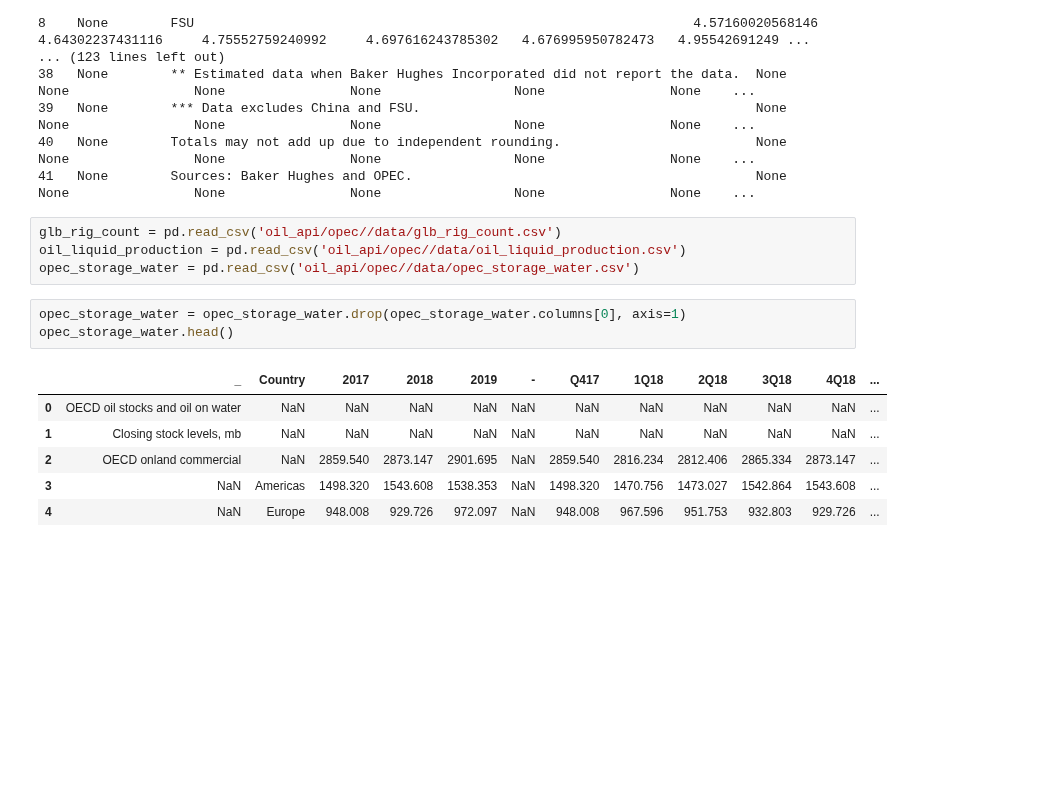
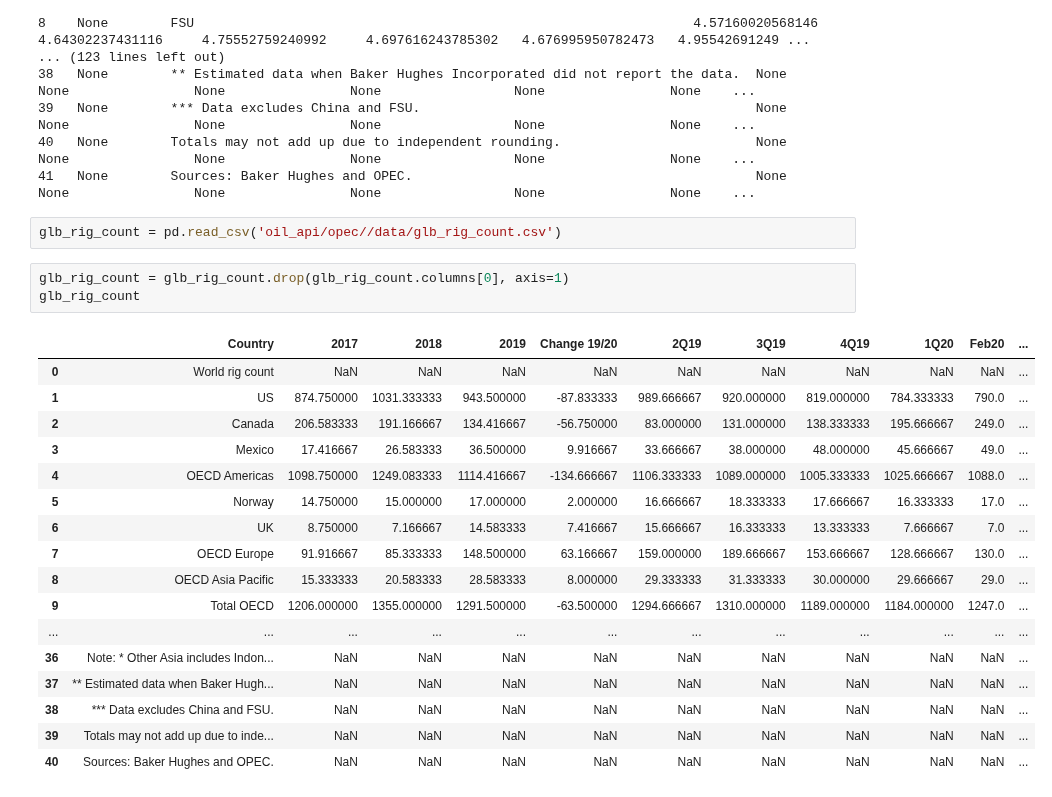
Before and after one commit to gustavhempel/ETL-Pipeline, a Jupyter notebook: Opec_Data_query_global_rig_count.ipynb, the cells around one changed output. Saved outputs shown, nothing was run; the diff lists cells and outputs as text; blank space fills up the shorter version.

```diff
--- a/Opec_Data_query_global_rig_count.ipynb
+++ b/Opec_Data_query_global_rig_count.ipynb
@@ -27,15 +27,24 @@ opec_supply_demand:
 41   None        Sources: Baker Hughes and OPEC.                                            None                None                None                None                 None                None    ...
 # %%
 glb_rig_count = pd.read_csv('oil_api/opec//data/glb_rig_count.csv')
-oil_liquid_production = pd.read_csv('oil_api/opec//data/oil_liquid_production.csv')
-opec_storage_water = pd.read_csv('oil_api/opec//data/opec_storage_water.csv')
 # %%
-opec_storage_water = opec_storage_water.drop(opec_storage_water.columns[0], axis=1)
-opec_storage_water.head()
+glb_rig_count = glb_rig_count.drop(glb_rig_count.columns[0], axis=1)
+glb_rig_count
 # %% [output]
-|  | _ | Country | 2017 | 2018 | 2019 | - | Q417 | 1Q18 | 2Q18 | 3Q18 | 4Q18 | ... |
-| 0 | OECD oil stocks and oil on water | NaN | NaN | NaN | NaN | NaN | NaN | NaN | NaN | NaN | NaN | ... |
-| 1 | Closing stock levels, mb | NaN | NaN | NaN | NaN | NaN | NaN | NaN | NaN | NaN | NaN | ... |
-| 2 | OECD onland commercial | NaN | 2859.540 | 2873.147 | 2901.695 | NaN | 2859.540 | 2816.234 | 2812.406 | 2865.334 | 2873.147 | ... |
-| 3 | NaN | Americas | 1498.320 | 1543.608 | 1538.353 | NaN | 1498.320 | 1470.756 | 1473.027 | 1542.864 | 1543.608 | ... |
-| 4 | NaN | Europe | 948.008 | 929.726 | 972.097 | NaN | 948.008 | 967.596 | 951.753 | 932.803 | 929.726 | ... |
+|  | Country | 2017 | 2018 | 2019 | Change 19/20 | 2Q19 | 3Q19 | 4Q19 | 1Q20 | Feb20 | ... |
+| 0 | World rig count | NaN | NaN | NaN | NaN | NaN | NaN | NaN | NaN | NaN | ... |
+| 1 | US | 874.750000 | 1031.333333 | 943.500000 | -87.833333 | 989.666667 | 920.000000 | 819.000000 | 784.333333 | 790.0 | ... |
+| 2 | Canada | 206.583333 | 191.166667 | 134.416667 | -56.750000 | 83.000000 | 131.000000 | 138.333333 | 195.666667 | 249.0 | ... |
+| 3 | Mexico | 17.416667 | 26.583333 | 36.500000 | 9.916667 | 33.666667 | 38.000000 | 48.000000 | 45.666667 | 49.0 | ... |
+| 4 | OECD Americas | 1098.750000 | 1249.083333 | 1114.416667 | -134.666667 | 1106.333333 | 1089.000000 | 1005.333333 | 1025.666667 | 1088.0 | ... |
+| 5 | Norway | 14.750000 | 15.000000 | 17.000000 | 2.000000 | 16.666667 | 18.333333 | 17.666667 | 16.333333 | 17.0 | ... |
+| 6 | UK | 8.750000 | 7.166667 | 14.583333 | 7.416667 | 15.666667 | 16.333333 | 13.333333 | 7.666667 | 7.0 | ... |
+| 7 | OECD Europe | 91.916667 | 85.333333 | 148.500000 | 63.166667 | 159.000000 | 189.666667 | 153.666667 | 128.666667 | 130.0 | ... |
+| 8 | OECD Asia Pacific | 15.333333 | 20.583333 | 28.583333 | 8.000000 | 29.333333 | 31.333333 | 30.000000 | 29.666667 | 29.0 | ... |
+| 9 | Total OECD | 1206.000000 | 1355.000000 | 1291.500000 | -63.500000 | 1294.666667 | 1310.000000 | 1189.000000 | 1184.000000 | 1247.0 | ... |
+| ... | ... | ... | ... | ... | ... | ... | ... | ... | ... | ... | ... |
+| 36 | Note: * Other Asia includes Indon... | NaN | NaN | NaN | NaN | NaN | NaN | NaN | NaN | NaN | ... |
+| 37 | ** Estimated data when Baker Hugh... | NaN | NaN | NaN | NaN | NaN | NaN | NaN | NaN | NaN | ... |
+| 38 | *** Data excludes China and FSU. | NaN | NaN | NaN | NaN | NaN | NaN | NaN | NaN | NaN | ... |
+| 39 | Totals may not add up due to inde... | NaN | NaN | NaN | NaN | NaN | NaN | NaN | NaN | NaN | ... |
+| 40 | Sources: Baker Hughes and OPEC. | NaN | NaN | NaN | NaN | NaN | NaN | NaN | NaN | NaN | ... |
```
Also changed, not shown: 1 other file.
